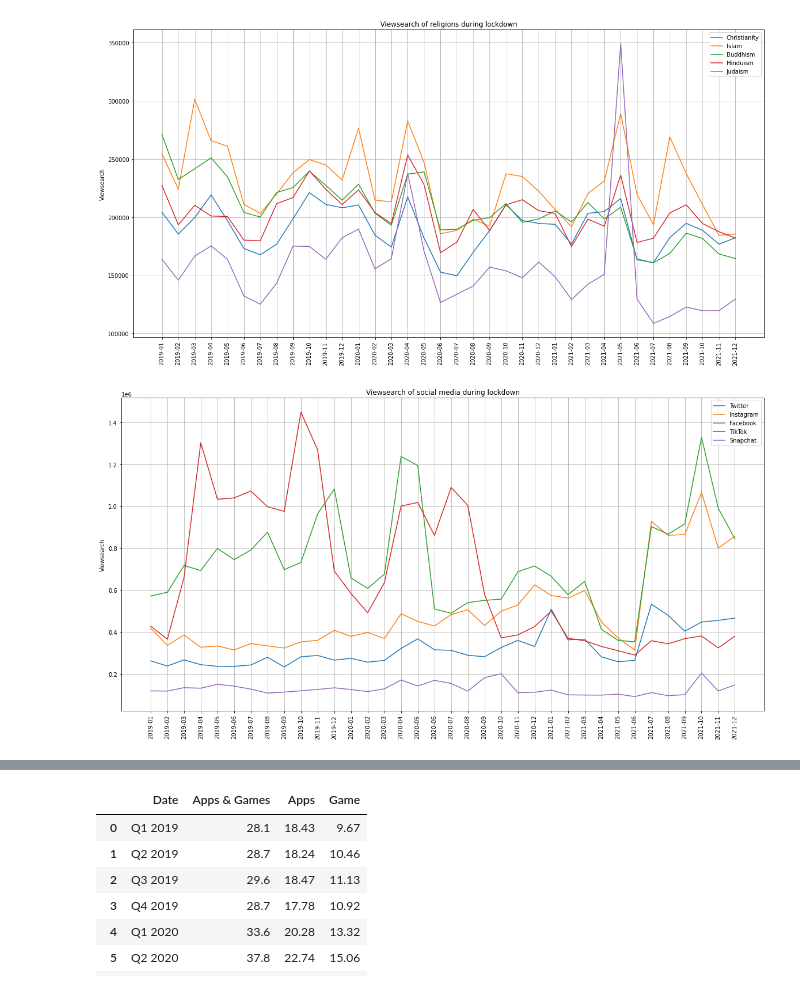
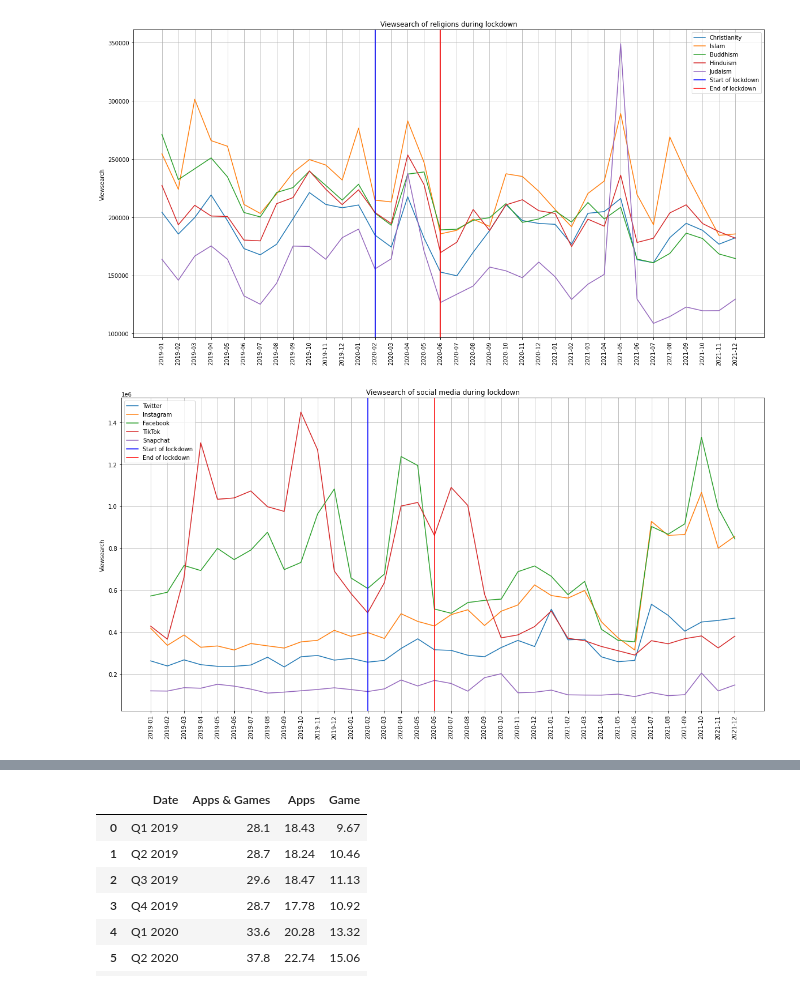
Before and after one commit to epfl-ada/ada-2022-project-teamjose, a Jupyter notebook: analyses/PageView + download app + mobility + amazon books + twitch global.ipynb, the cells around one changed output, grey strips where cells are left out. Cells and saved outputs as stored; diff of their text form; code cells hidden in the pictures.

```diff
--- a/analyses/PageView + download app + mobility + amazon books + twitch global.ipynb
+++ b/analyses/PageView + download app + mobility + amazon books + twitch global.ipynb
@@ -20,28 +22,32 @@ plt.plot(dates, religion["Buddhism"], label="Buddhism")
 plt.plot(dates, religion["Hinduism"], label="Hinduism")
 plt.plot(dates, religion["Judaism"], label="Judaism")
 plt.tick_params(axis='x', labelrotation=90)
+plt.axvline(x = 13, color = 'b', label = 'Start of lockdown')
+plt.axvline(x = 17, color = 'r', label = 'End of lockdown')
 plt.legend()
 plt.grid()
 plt.title("Viewsearch of religions during lockdown")
 plt.ylabel("Viewsearch")
 plt.show()
 # %% [output]
-[figure, old version]
+[figure, new version]
 # %%
 plt.figure(figsize=(20,10))
 plt.plot(dates, social_media["Twitter"], label="Twitter")
 plt.plot(dates, social_media["Instagram"], label="Instagram")
 plt.plot(dates, social_media["Facebook"], label="Facebook")
 plt.plot(dates, social_media["TikTok"], label="TikTok")
 plt.plot(dates, social_media["Snapchat"], label="Snapchat")
 plt.tick_params(axis='x', labelrotation=90)
+plt.axvline(x = 13, color = 'b', label = 'Start of lockdown')
+plt.axvline(x = 17, color = 'r', label = 'End of lockdown')
 plt.legend()
 plt.grid()
 plt.title("Viewsearch of social media during lockdown")
 plt.ylabel("Viewsearch")
 plt.show()
 # %% [output]
-[figure, old version]
+[figure, new version]
 # %%
 plt.figure(figsize=(20,10))
 plt.plot(dates, video_games["FIFA (video game series)"], label="FIFA")
```
Also changed, not shown: parts of 22 cells of this notebook.
